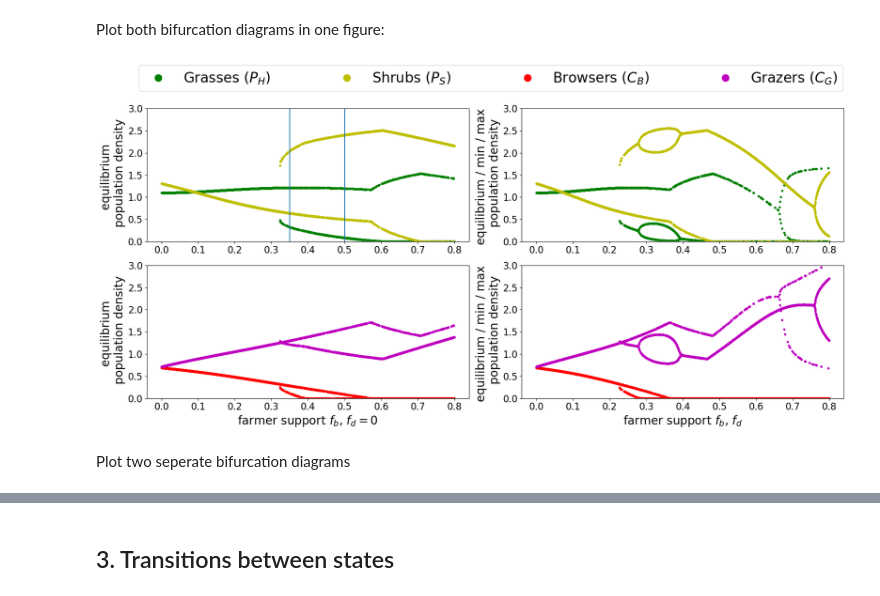
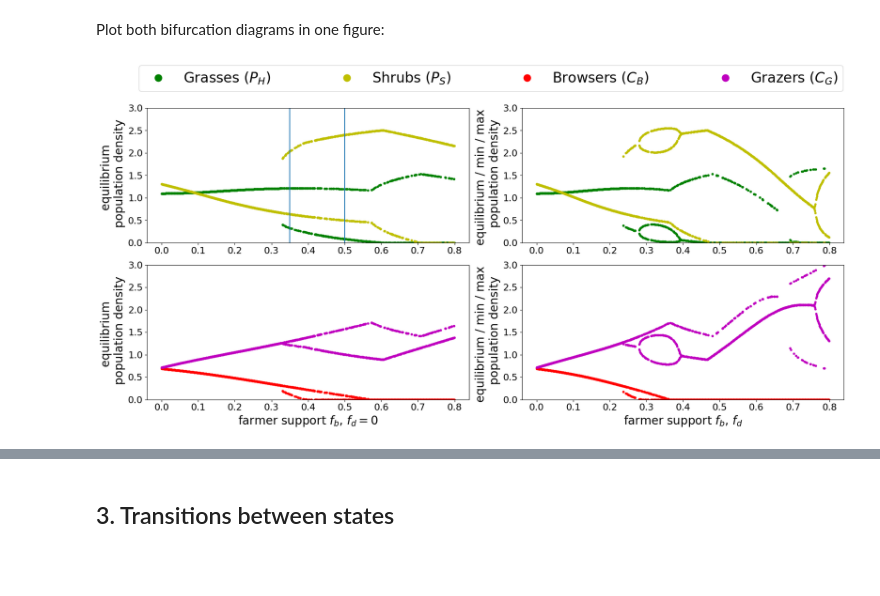
Before and after one commit to franzikoch/bush_encroachment, a Jupyter notebook: Bush_encroachment_main_notebook.ipynb, the cells around one changed output, grey strips where cells are left out. Cells and saved outputs as stored; diff of their text form; code cells hidden in the pictures; blank space fills up the shorter version.

```diff
--- a/Bush_encroachment_main_notebook.ipynb
+++ b/Bush_encroachment_main_notebook.ipynb
@@ -329,7 +328,7 @@ fb = 0.0
 fd = 0.0
 
 # start with list for x-axis
-f_list = np.arange(0.0,0.8,0.0005)
+f_list = np.arange(0.0,0.8,0.001)
 
 #initiliase empty lists list to store key data
 data_fb = []
@@ -382,6 +381,8 @@ data_fb_fd['f'] = f_list
 Plot both bifurcation diagrams in one figure:
 # %%
 fig = plt.figure(figsize=(18,8))
+
+labelsize = 22
 
 # first column
 plt.subplot2grid((2,2), (0,0))
@@ -412,35 +413,31 @@ plt.xlabel("farmer support $f_b$, $f_d= 0$", fontsize = label_size)
 #second column
 plt.subplot2grid((2,2), (0,1))
 plt.plot(data_fb_fd['f'], data_fb_fd['min_PH'], 'g.')
 plt.plot(data_fb_fd['f'], data_fb_fd['max_PH'], 'g.')
 plt.plot(data_fb_fd['f'], data_fb_fd['min_PS'], 'y.')
 plt.plot(data_fb_fd['f'], data_fb_fd['max_PS'], 'y.')
 plt.ylim(0.0,3.0)
 plt.yticks(fontsize = tick_size)
 plt.xticks(fontsize = tick_size)
 #plt.legend(bbox_to_anchor=(1.05, 0.9), loc=2, borderaxespad=0.,  fontsize = label_size)
 plt.ylabel("equilibrium / min / max \n population density", fontsize = label_size)
 
 plt.subplot2grid((2,2), (1,1))
 plt.plot(data_fb_fd['f'], data_fb_fd['min_CB'], 'r.')
 plt.plot(data_fb_fd['f'], data_fb_fd['max_CB'], 'r.')
 plt.plot(data_fb_fd['f'], data_fb_fd['min_CG'], 'm.')
 plt.plot(data_fb_fd['f'], data_fb_fd['max_CG'], 'm.')
 plt.ylim(0.0,3.0)
 plt.yticks(fontsize = tick_size)
 plt.xticks(fontsize = tick_size)
 #plt.legend(bbox_to_anchor=(0.05, 0.9), loc=2, borderaxespad=0.,  fontsize = label_size)
 plt.ylabel("equilibrium / min / max \n population density", fontsize = label_size)
 plt.xlabel("farmer support $f_b$, $f_d$", fontsize = label_size)
 
 lines_labels = [ax.get_legend_handles_labels() for ax in fig.axes]
 ax = plt.gca()
 handles, labels = ax.get_legend_handles_labels()
 fig.legend(bbox_to_anchor=(0.05, 1, 0.95, 0), loc="lower left", mode="expand", ncol=4, fontsize = 24, markerscale = 4);
 plt.tight_layout()
-#plt.savefig("Fig2_bifurcation_diagram.pdf", bbox_inches='tight')
-#should probably saved as raster graphic due to the number of points
 # %% [output]
-[figure, old version]
+[figure, new version]
-# %% [markdown]
-Plot two seperate bifurcation diagrams
```
Also changed, not shown: parts of 8 cells of this notebook.
